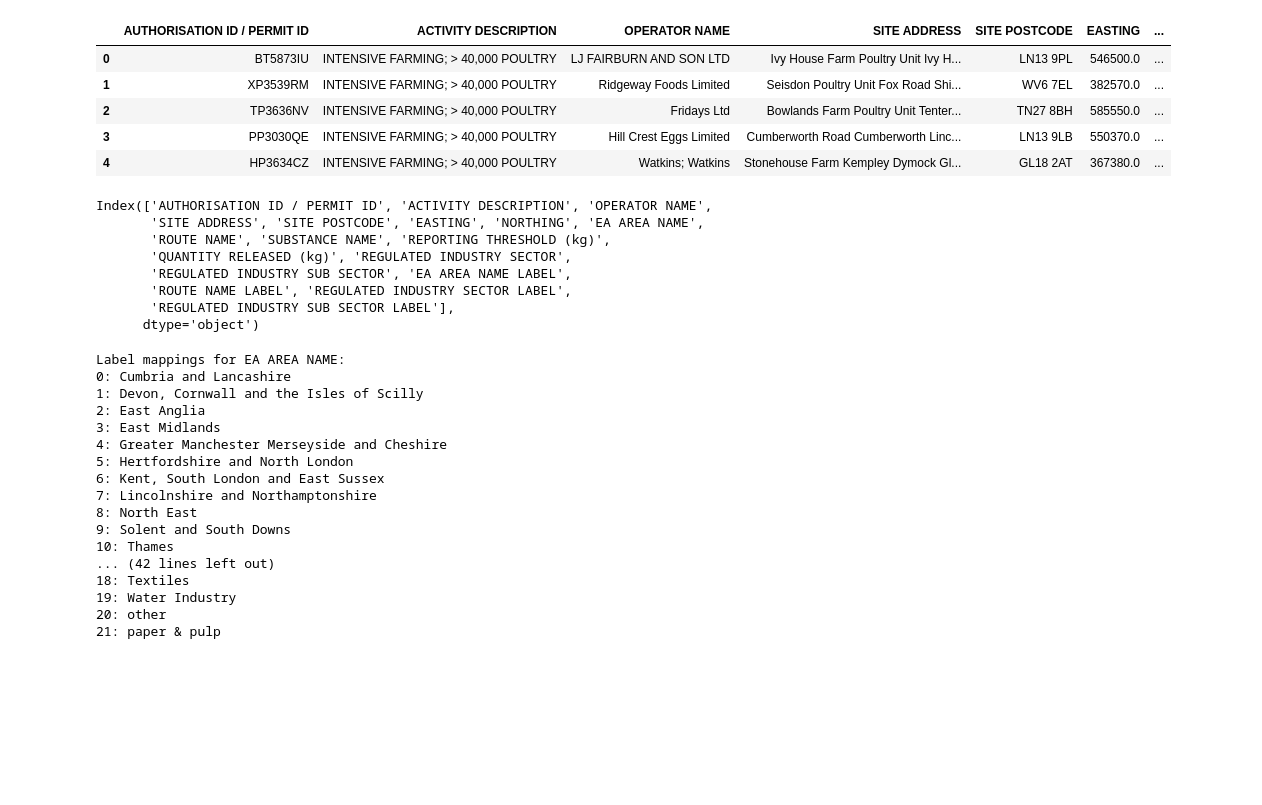
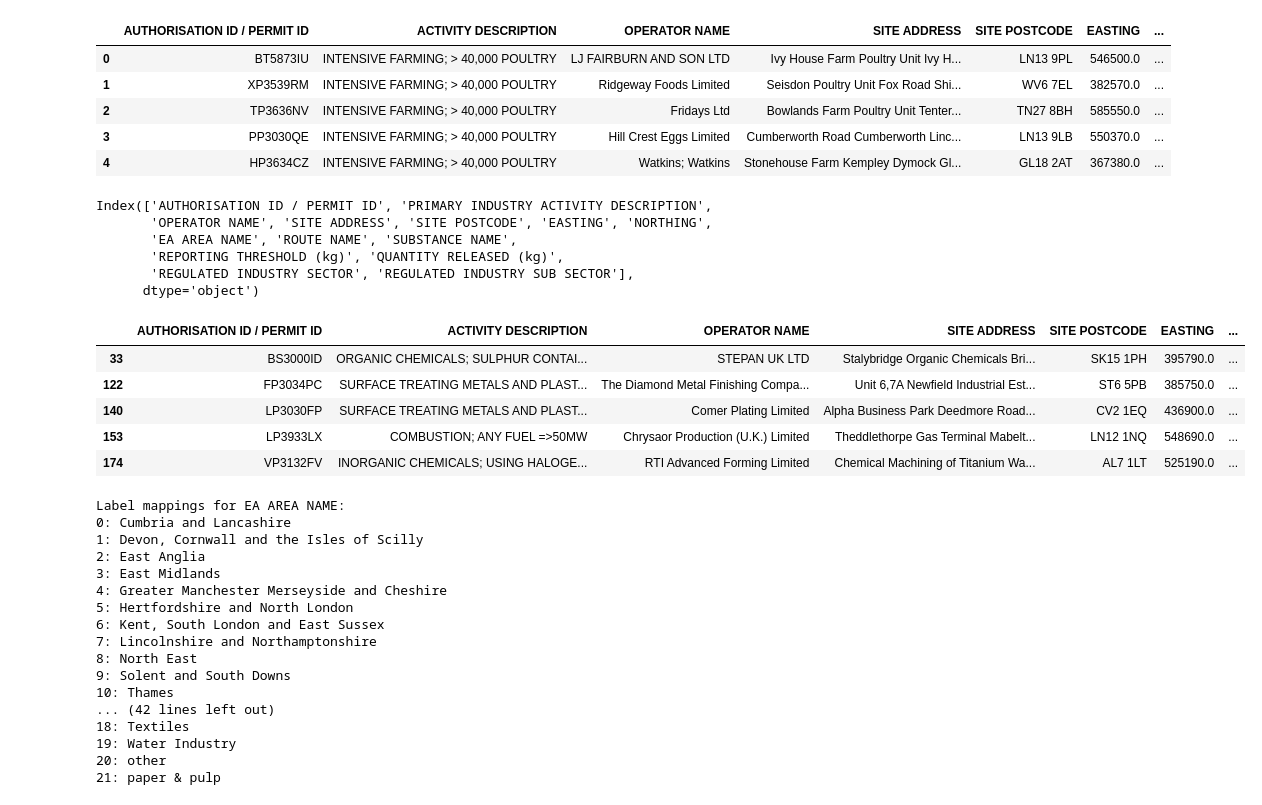
Before and after one commit to Kkkkyf7/DEFRA1, a Jupyter notebook: AndreiPankratov/cleaning.ipynb, the cells around one changed output. Drawn from its saved outputs; the diff is of its cells as text; code cells hidden in the pictures; blank space fills up the shorter version.

```diff
--- a/AndreiPankratov/cleaning.ipynb
+++ b/AndreiPankratov/cleaning.ipynb
@@ -29,6 +44,13 @@ remove_gases = [
     "Perfluorocarbons (PFCs)"]
 #removing from dataset
 df_no_gas = df[~df["SUBSTANCE NAME"].isin(remove_gases)]
+df22_no_gas = df22[~df22["SUBSTANCE NAME"].isin(remove_gases)]
+df21_no_gas = df21[~df21["SUBSTANCE NAME"].isin(remove_gases)]
+df20_no_gas = df20[~df20["SUBSTANCE NAME"].isin(remove_gases)]
+df19_no_gas = df19[~df19["SUBSTANCE NAME"].isin(remove_gases)]
+df18_no_gas = df18[~df18["SUBSTANCE NAME"].isin(remove_gases)]
+df17_no_gas = df17[~df17["SUBSTANCE NAME"].isin(remove_gases)]
+df16_no_gas = df16[~df16["SUBSTANCE NAME"].isin(remove_gases)]
 # %%
 #drop rows where quantity released is 0 or "Below Reporting Threshold"
 df_no_gas_cleaned = df_no_gas[~df_no_gas["QUANTITY RELEASED (kg)"].isin([0, "Below Reporting Threshold"])]
@@ -60,16 +82,55 @@ See the caveats in the documentation: https://pandas.pydata.org/pandas-docs/stab
 print(df.columns)
 #remove air substances
 df_no_gas_cleaned = df_no_gas_cleaned[df_no_gas_cleaned["ROUTE NAME"] != "air"]
-df_no_gas=df_no_gas[df_no_gas["ROUTE NAME"] != "air"]
+
+# Assume you've already defined the dataframes:
+df_dict = {
+    "df_no_gas": df_no_gas,
+    "df22_no_gas": df22_no_gas,
+    "df21_no_gas": df21_no_gas,
+    "df20_no_gas": df20_no_gas,
+    "df19_no_gas": df19_no_gas,
+    "df18_no_gas": df18_no_gas,
+    "df17_no_gas": df17_no_gas,
+    "df16_no_gas": df16_no_gas
+}
+
+# Apply the filter to each dataframe in the dictionary
+for name, df in df_dict.items():
+    df_dict[name] = df[df["ROUTE NAME"] != "air"]
 # %% [output]
-Index(['AUTHORISATION ID / PERMIT ID', 'ACTIVITY DESCRIPTION', 'OPERATOR NAME',
-       'SITE ADDRESS', 'SITE POSTCODE', 'EASTING', 'NORTHING', 'EA AREA NAME',
-       'ROUTE NAME', 'SUBSTANCE NAME', 'REPORTING THRESHOLD (kg)',
-       'QUANTITY RELEASED (kg)', 'REGULATED INDUSTRY SECTOR',
-       'REGULATED INDUSTRY SUB SECTOR', 'EA AREA NAME LABEL',
-       'ROUTE NAME LABEL', 'REGULATED INDUSTRY SECTOR LABEL',
-       'REGULATED INDUSTRY SUB SECTOR LABEL'],
+Index(['AUTHORISATION ID / PERMIT ID', 'PRIMARY INDUSTRY ACTIVITY DESCRIPTION',
+       'OPERATOR NAME', 'SITE ADDRESS', 'SITE POSTCODE', 'EASTING', 'NORTHING',
+       'EA AREA NAME', 'ROUTE NAME', 'SUBSTANCE NAME',
+       'REPORTING THRESHOLD (kg)', 'QUANTITY RELEASED (kg)',
+       'REGULATED INDUSTRY SECTOR', 'REGULATED INDUSTRY SUB SECTOR'],
       dtype='object')
+# %%
+# Step 1: Filter each DataFrame to only include rows where SUBSTANCE NAME is 'copper'
+for name, df in df_dict.items():
+    df = df[df["SUBSTANCE NAME"] == "Copper"]
+
+    # Step 3: Update the dictionary with the transformed DataFrame
+    df_dict[name] = df
+
+df_no_gas = df_dict["df_no_gas"]
+df22_no_gas = df_dict["df22_no_gas"]
+df21_no_gas = df_dict["df21_no_gas"]
+df20_no_gas = df_dict["df20_no_gas"]
+df19_no_gas = df_dict["df19_no_gas"]
+df18_no_gas = df_dict["df18_no_gas"]
+df17_no_gas = df_dict["df17_no_gas"]
+df16_no_gas = df_dict["df16_no_gas"]
+# %%
+df21_no_gas.head()
+#df22_no_gas.head()
+# %% [output]
+|  | AUTHORISATION ID / PERMIT ID | ACTIVITY DESCRIPTION | OPERATOR NAME | SITE ADDRESS | SITE POSTCODE | EASTING | ... |
+| 33 | BS3000ID | ORGANIC CHEMICALS; SULPHUR CONTAI... | STEPAN UK LTD | Stalybridge Organic Chemicals Bri... | SK15 1PH | 395790.0 | ... |
+| 122 | FP3034PC | SURFACE TREATING METALS AND PLAST... | The Diamond Metal Finishing Compa... | Unit 6,7A Newfield Industrial Est... | ST6 5PB | 385750.0 | ... |
+| 140 | LP3030FP | SURFACE TREATING METALS AND PLAST... | Comer Plating Limited | Alpha Business Park Deedmore Road... | CV2 1EQ | 436900.0 | ... |
+| 153 | LP3933LX | COMBUSTION; ANY FUEL =>50MW | Chrysaor Production (U.K.) Limited | Theddlethorpe Gas Terminal Mabelt... | LN12 1NQ | 548690.0 | ... |
+| 174 | VP3132FV | INORGANIC CHEMICALS; USING HALOGE... | RTI Advanced Forming Limited | Chemical Machining of Titanium Wa... | AL7 1LT | 525190.0 | ... |
 # %%
 #show what each label represents
 for col in categorical_columns:
```
Also changed, not shown: parts of 3 cells of this notebook.
